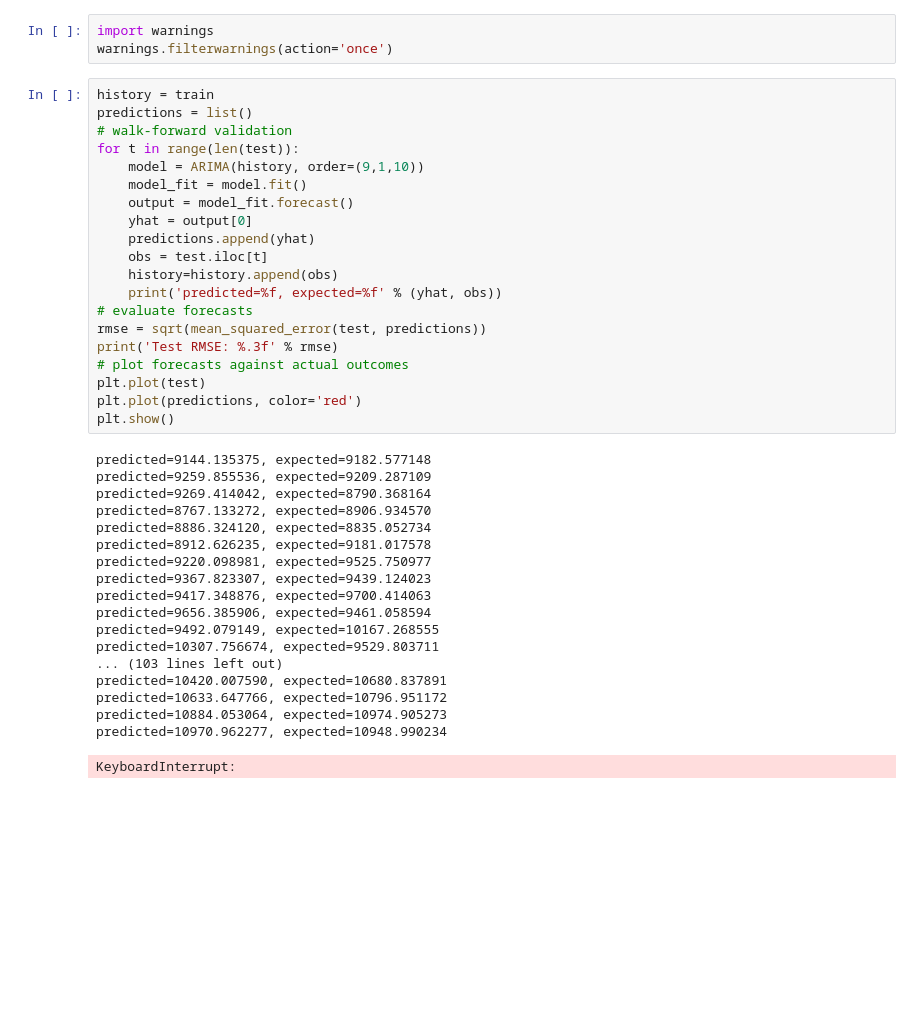
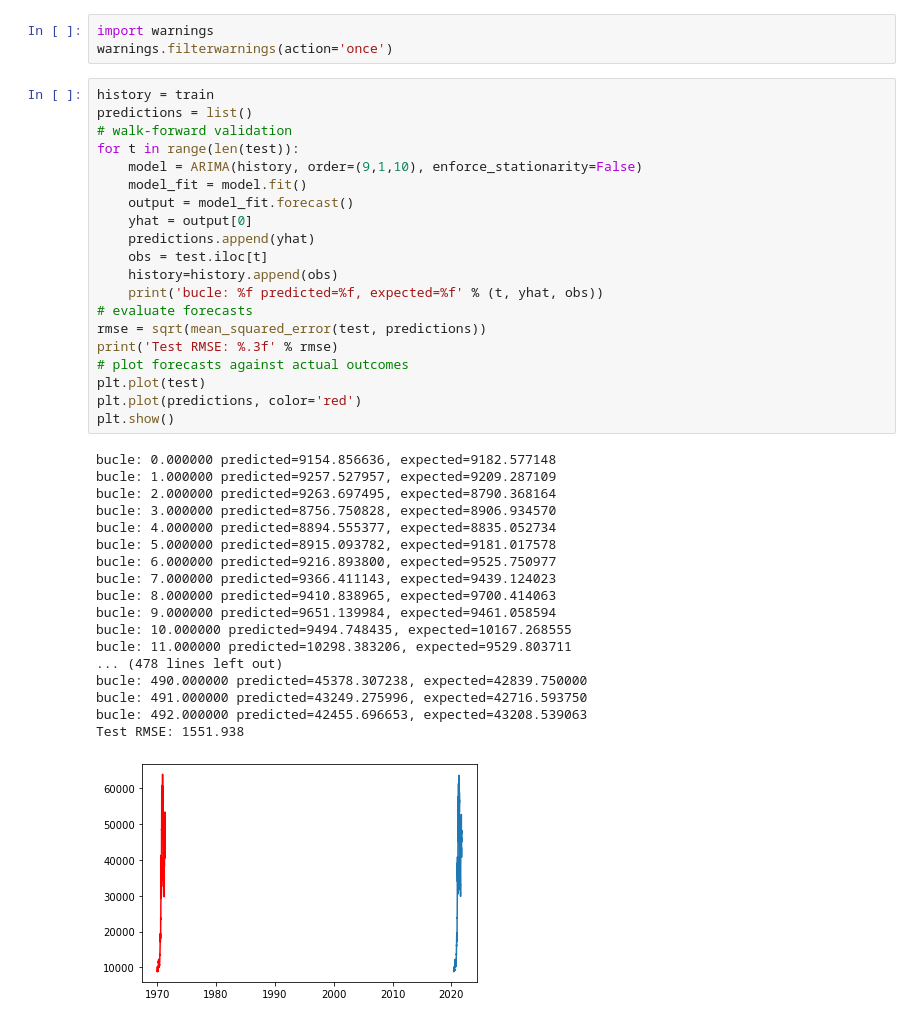
Before and after one commit to jquibla/Crypto_Predictor, a Jupyter notebook: Temp_Series_Models_bitcoin.ipynb, the cells around one changed output. Saved outputs shown, nothing was run; the diff lists cells and outputs as text; blank space fills up the shorter version.

Commit message:
bucle de modelos de clasificación y prueba basica Arima

```diff
--- a/Temp_Series_Models_bitcoin.ipynb
+++ b/Temp_Series_Models_bitcoin.ipynb
@@ -217,39 +220,39 @@ warnings.filterwarnings(action='once')
 # %%
 history = train
 predictions = list()
 # walk-forward validation
 for t in range(len(test)):
-    model = ARIMA(history, order=(9,1,10))
+    model = ARIMA(history, order=(9,1,10), enforce_stationarity=False)
     model_fit = model.fit()
     output = model_fit.forecast()
     yhat = output[0]
     predictions.append(yhat)
     obs = test.iloc[t]
     history=history.append(obs)
-    print('predicted=%f, expected=%f' % (yhat, obs))
+    print('bucle: %f predicted=%f, expected=%f' % (t, yhat, obs))
 # evaluate forecasts
 rmse = sqrt(mean_squared_error(test, predictions))
 print('Test RMSE: %.3f' % rmse)
 # plot forecasts against actual outcomes
 plt.plot(test)
 plt.plot(predictions, color='red')
 plt.show()
 # %% [output]
-predicted=9144.135375, expected=9182.577148
-predicted=9259.855536, expected=9209.287109
-predicted=9269.414042, expected=8790.368164
-predicted=8767.133272, expected=8906.934570
-predicted=8886.324120, expected=8835.052734
-predicted=8912.626235, expected=9181.017578
-predicted=9220.098981, expected=9525.750977
-predicted=9367.823307, expected=9439.124023
-predicted=9417.348876, expected=9700.414063
-predicted=9656.385906, expected=9461.058594
-predicted=9492.079149, expected=10167.268555
-predicted=10307.756674, expected=9529.803711
-... (103 lines left out)
-predicted=10420.007590, expected=10680.837891
-predicted=10633.647766, expected=10796.951172
-predicted=10884.053064, expected=10974.905273
-predicted=10970.962277, expected=10948.990234
+bucle: 0.000000 predicted=9154.856636, expected=9182.577148
+bucle: 1.000000 predicted=9257.527957, expected=9209.287109
+bucle: 2.000000 predicted=9263.697495, expected=8790.368164
+bucle: 3.000000 predicted=8756.750828, expected=8906.934570
+bucle: 4.000000 predicted=8894.555377, expected=8835.052734
+bucle: 5.000000 predicted=8915.093782, expected=9181.017578
+bucle: 6.000000 predicted=9216.893800, expected=9525.750977
+bucle: 7.000000 predicted=9366.411143, expected=9439.124023
+bucle: 8.000000 predicted=9410.838965, expected=9700.414063
+bucle: 9.000000 predicted=9651.139984, expected=9461.058594
+bucle: 10.000000 predicted=9494.748435, expected=10167.268555
+bucle: 11.000000 predicted=10298.383206, expected=9529.803711
+... (478 lines left out)
+bucle: 490.000000 predicted=45378.307238, expected=42839.750000
+bucle: 491.000000 predicted=43249.275996, expected=42716.593750
+bucle: 492.000000 predicted=42455.696653, expected=43208.539063
+Test RMSE: 1551.938
-KeyboardInterrupt:
+[figure, added]
```
Also changed, not shown: parts of 13 cells of this notebook, 1 other file.
